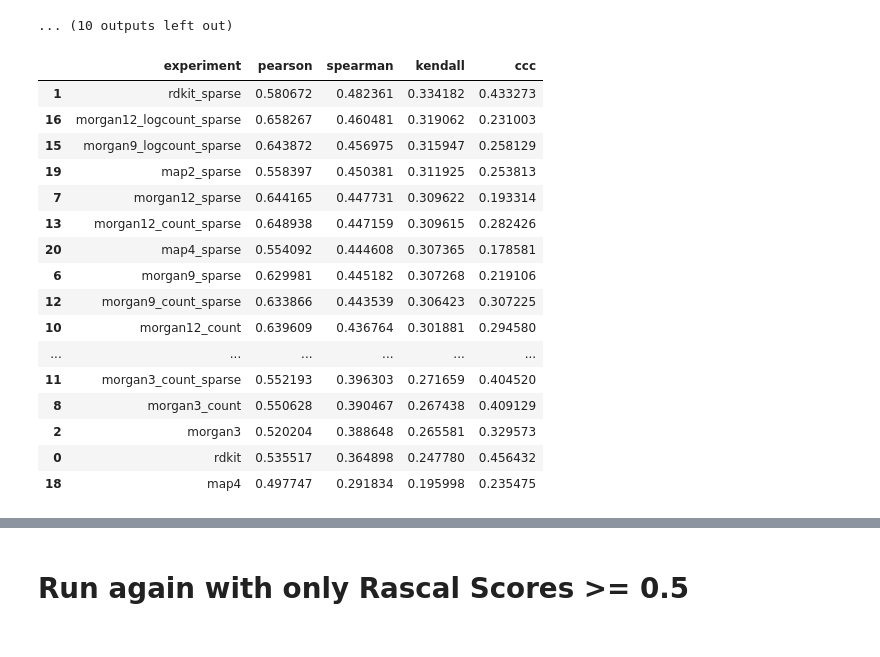
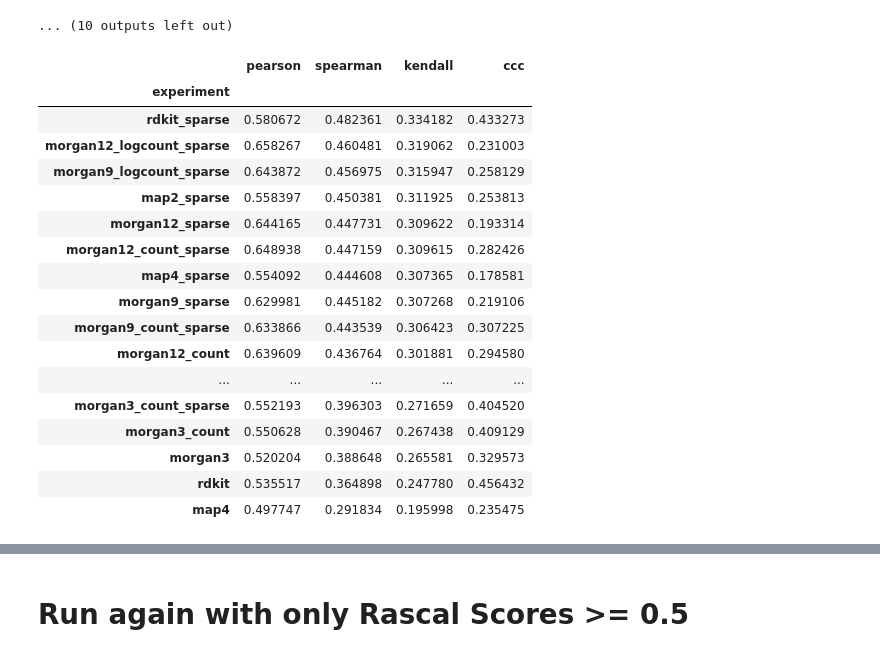
Before and after one commit to florian-huber/molecular_fingerprint_comparisons, a Jupyter notebook: notebooks/fingerprint_analysis_MCES_correlation_experiment.ipynb, the cells around one changed output, grey strips where cells are left out. Saved outputs shown, nothing was run; the diff lists cells and outputs as text; code cells hidden in the pictures.

```diff
--- a/notebooks/fingerprint_analysis_MCES_correlation_experiment.ipynb
+++ b/notebooks/fingerprint_analysis_MCES_correlation_experiment.ipynb
@@ -938,23 +940,28 @@ Results for morgan12_count:
 
 ----- Experiment: morgan3_count_sparse -----
 ... (10 outputs left out)
-# %%
-results_df.sort_values("kendall", ascending=False)
-# %% [output]
-|  | experiment | pearson | spearman | kendall | ccc |
-| 1 | rdkit_sparse | 0.580672 | 0.482361 | 0.334182 | 0.433273 |
-| 16 | morgan12_logcount_sparse | 0.658267 | 0.460481 | 0.319062 | 0.231003 |
-| 15 | morgan9_logcount_sparse | 0.643872 | 0.456975 | 0.315947 | 0.258129 |
-| 19 | map2_sparse | 0.558397 | 0.450381 | 0.311925 | 0.253813 |
-| 7 | morgan12_sparse | 0.644165 | 0.447731 | 0.309622 | 0.193314 |
-| 13 | morgan12_count_sparse | 0.648938 | 0.447159 | 0.309615 | 0.282426 |
-| 20 | map4_sparse | 0.554092 | 0.444608 | 0.307365 | 0.178581 |
-| 6 | morgan9_sparse | 0.629981 | 0.445182 | 0.307268 | 0.219106 |
-| 12 | morgan9_count_sparse | 0.633866 | 0.443539 | 0.306423 | 0.307225 |
-| 10 | morgan12_count | 0.639609 | 0.436764 | 0.301881 | 0.294580 |
-| ... | ... | ... | ... | ... | ... |
-| 11 | morgan3_count_sparse | 0.552193 | 0.396303 | 0.271659 | 0.404520 |
-| 8 | morgan3_count | 0.550628 | 0.390467 | 0.267438 | 0.409129 |
-| 2 | morgan3 | 0.520204 | 0.388648 | 0.265581 | 0.329573 |
-| 0 | rdkit | 0.535517 | 0.364898 | 0.247780 | 0.456432 |
-| 18 | map4 | 0.497747 | 0.291834 | 0.195998 | 0.235475 |
+# %%
+filename = os.path.join(path_results, "results_rascal_lg_0_2_correlations_250512.csv")
+
+results_df = pd.read_csv(filename)
+results_df = results_df.set_index("experiment")
+results_df.sort_values("kendall", ascending=False)
+# %% [output]
+|  | pearson | spearman | kendall | ccc |
+| experiment |  |  |  |  |
+| rdkit_sparse | 0.580672 | 0.482361 | 0.334182 | 0.433273 |
+| morgan12_logcount_sparse | 0.658267 | 0.460481 | 0.319062 | 0.231003 |
+| morgan9_logcount_sparse | 0.643872 | 0.456975 | 0.315947 | 0.258129 |
+| map2_sparse | 0.558397 | 0.450381 | 0.311925 | 0.253813 |
+| morgan12_sparse | 0.644165 | 0.447731 | 0.309622 | 0.193314 |
+| morgan12_count_sparse | 0.648938 | 0.447159 | 0.309615 | 0.282426 |
+| map4_sparse | 0.554092 | 0.444608 | 0.307365 | 0.178581 |
+| morgan9_sparse | 0.629981 | 0.445182 | 0.307268 | 0.219106 |
+| morgan9_count_sparse | 0.633866 | 0.443539 | 0.306423 | 0.307225 |
+| morgan12_count | 0.639609 | 0.436764 | 0.301881 | 0.294580 |
+| ... | ... | ... | ... | ... |
+| morgan3_count_sparse | 0.552193 | 0.396303 | 0.271659 | 0.404520 |
+| morgan3_count | 0.550628 | 0.390467 | 0.267438 | 0.409129 |
+| morgan3 | 0.520204 | 0.388648 | 0.265581 | 0.329573 |
+| rdkit | 0.535517 | 0.364898 | 0.247780 | 0.456432 |
+| map4 | 0.497747 | 0.291834 | 0.195998 | 0.235475 |
```
Also changed, not shown: parts of 4 cells of this notebook.
